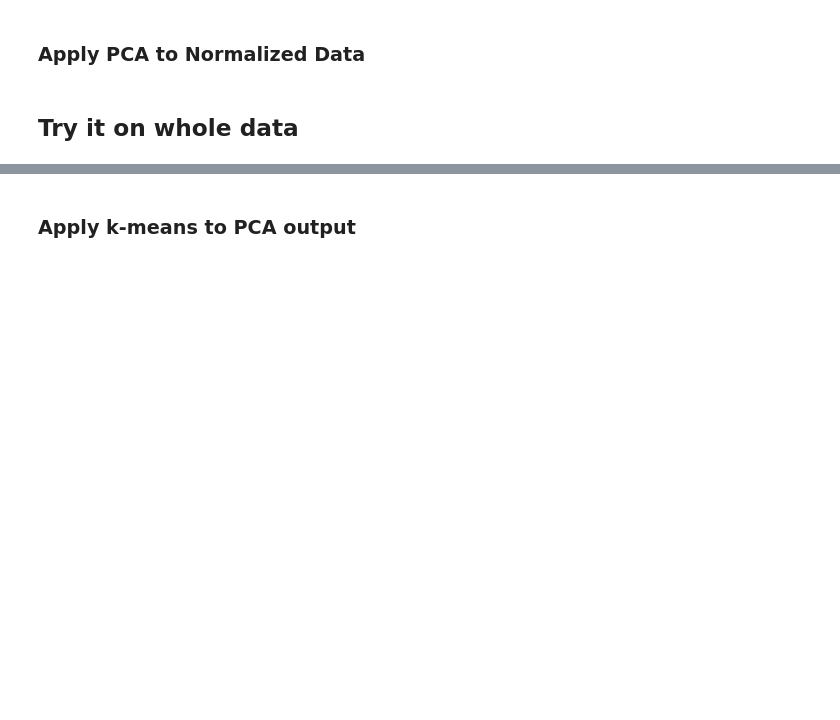
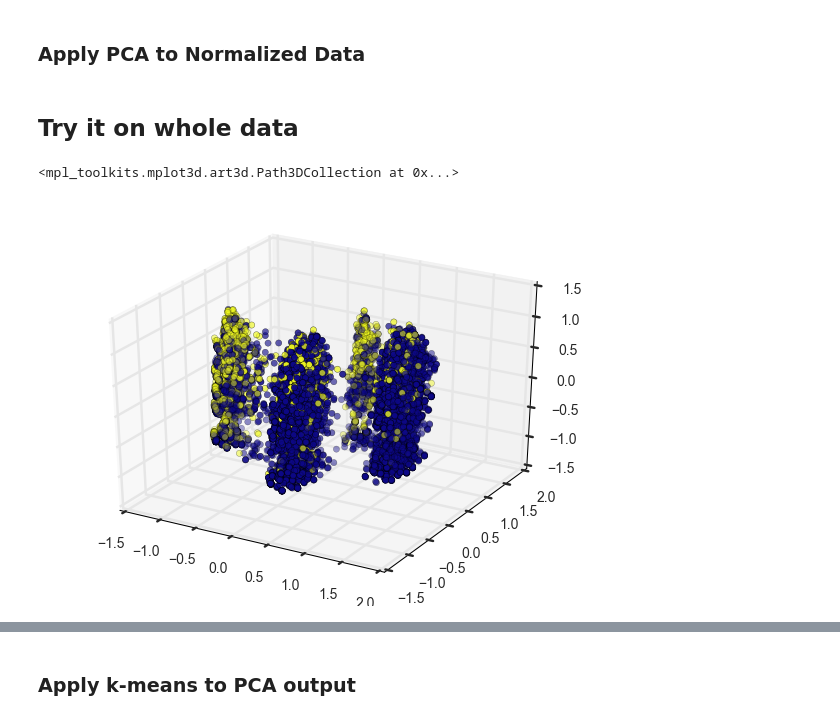
Before and after one commit to truzmeto/UnsupervisedLearning, a Jupyter notebook: k_meanes.ipynb, the cells around one changed output, grey strips where cells are left out. Drawn from its saved outputs; the diff is of its cells as text; code cells hidden in the pictures; blank space fills up the shorter version.

```diff
--- a/k_meanes.ipynb
+++ b/k_meanes.ipynb
@@ -98,8 +94,15 @@ n_features = len(df.columns)
 # %%
 pca_all = PCA(n_components=0.99,  svd_solver = 'full')
 pca_all.fit(df)
 pca_n = pca_all.transform(df)
 #pca_all.n_components_
+
+fig = plt.figure(figsize=(7,5))
+ax = fig.add_subplot(111, projection='3d')
+ax.scatter(pca_n[:,0], pca_n[:,1],pca_n[:,2],c=labels,cmap='plasma')
+# %% [output]
+<mpl_toolkits.mplot3d.art3d.Path3DCollection at 0x...>
+[figure, added]
 # %%
 y = pca_all.explained_variance_ratio_
 x = np.arange(len(y)) + 1
```
Also changed, not shown: parts of 7 cells of this notebook.
